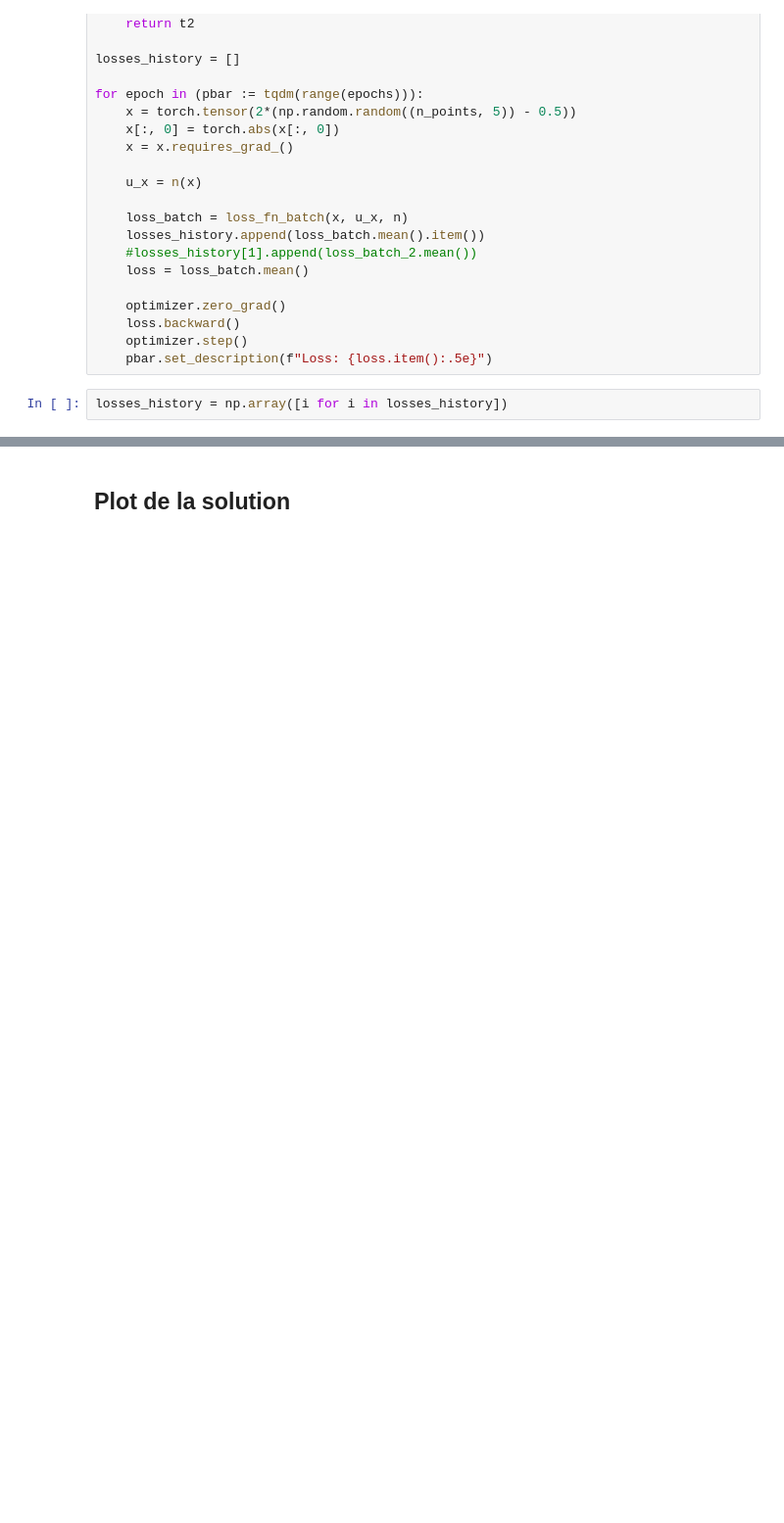
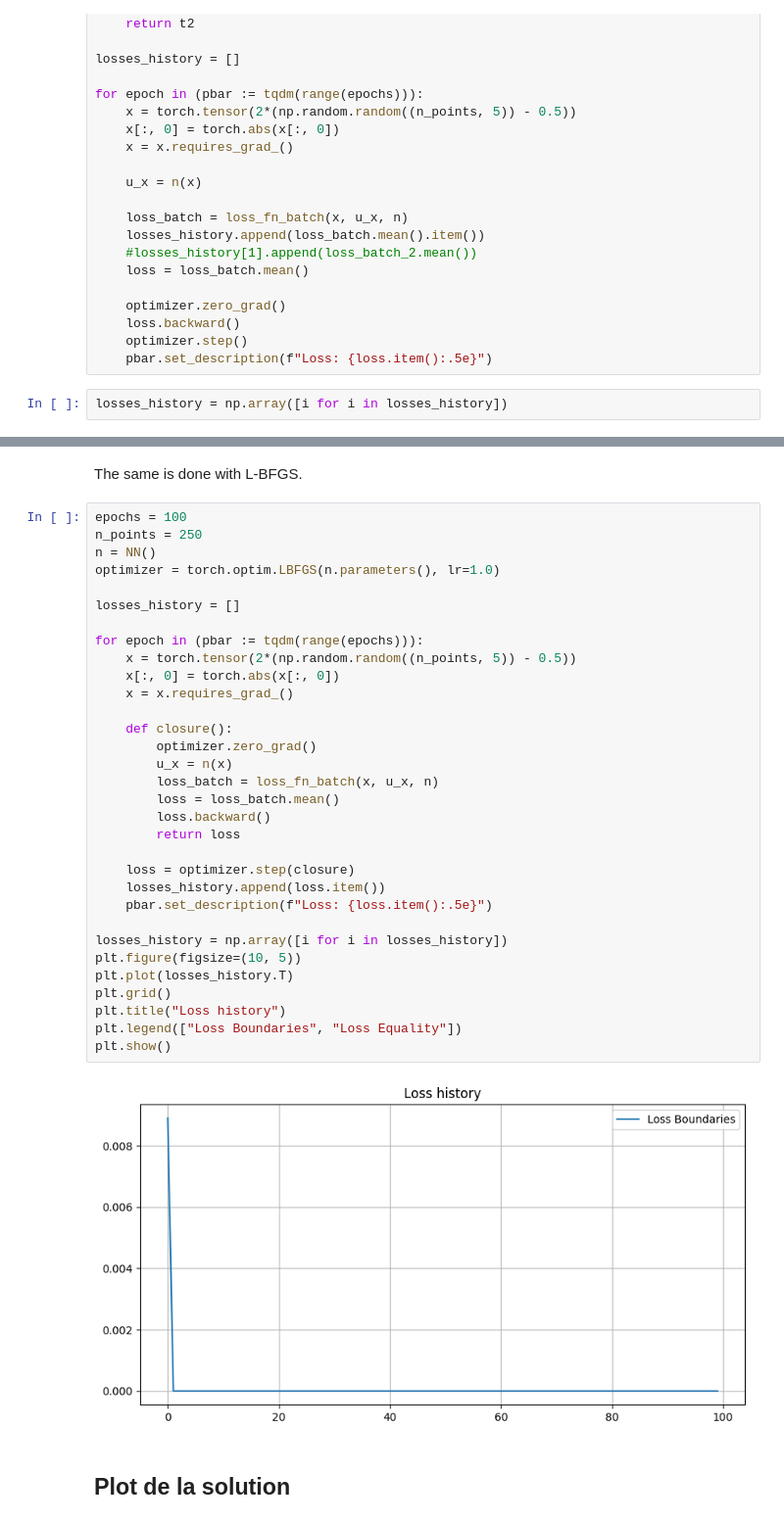
Before and after one commit to pascaltribel/polyharmonic_critic_equation, a Jupyter notebook: equation_polyharmonique_critique.ipynb, the cells around one changed output, grey strips where cells are left out. Shown at 98% size. Drawn from its saved outputs; the diff is of its cells as text; blank space fills up the shorter version.

```diff
--- a/equation_polyharmonique_critique.ipynb
+++ b/equation_polyharmonique_critique.ipynb
@@ -171,3 +171,39 @@ plt.show()
+# %% [markdown]
+The same is done with L-BFGS.
+# %%
+epochs = 100
+n_points = 250
+n = NN()
+optimizer = torch.optim.LBFGS(n.parameters(), lr=1.0)
+
+losses_history = []
+
+for epoch in (pbar := tqdm(range(epochs))):
+    x = torch.tensor(2*(np.random.random((n_points, 5)) - 0.5))
+    x[:, 0] = torch.abs(x[:, 0])
+    x = x.requires_grad_()
+
+    def closure():
+        optimizer.zero_grad()
+        u_x = n(x)
+        loss_batch = loss_fn_batch(x, u_x, n)
+        loss = loss_batch.mean()
+        loss.backward()
+        return loss
+
+    loss = optimizer.step(closure)
+    losses_history.append(loss.item())
+    pbar.set_description(f"Loss: {loss.item():.5e}")
+
+losses_history = np.array([i for i in losses_history])
+plt.figure(figsize=(10, 5))
+plt.plot(losses_history.T)
+plt.grid()
+plt.title("Loss history")
+plt.legend(["Loss Boundaries", "Loss Equality"])
+plt.show()
+# %% [output]
+[figure, added]
 # %% [markdown]
 ## Plot de la solution
 # %%
```
Also changed, not shown: parts of 8 cells of this notebook.
